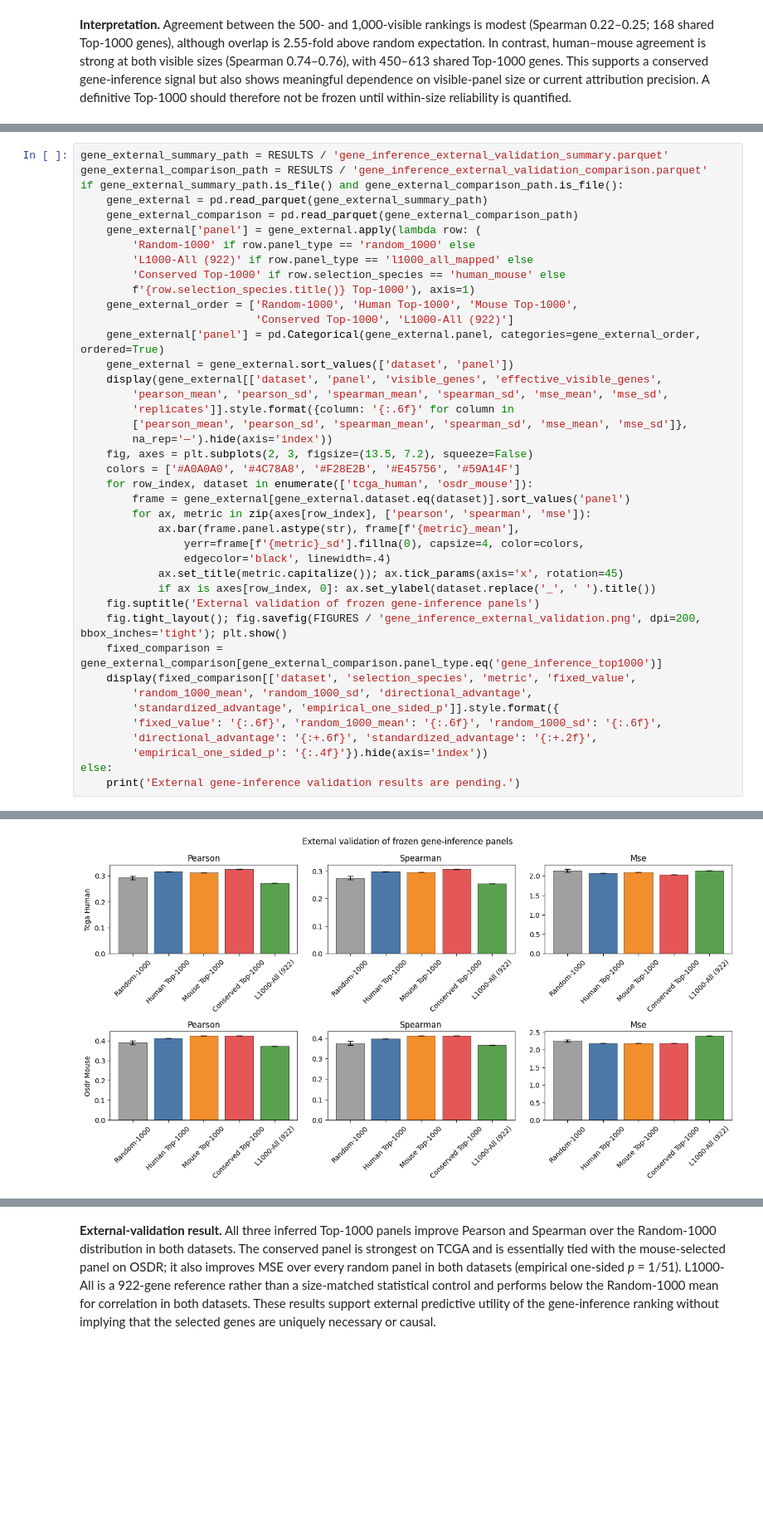
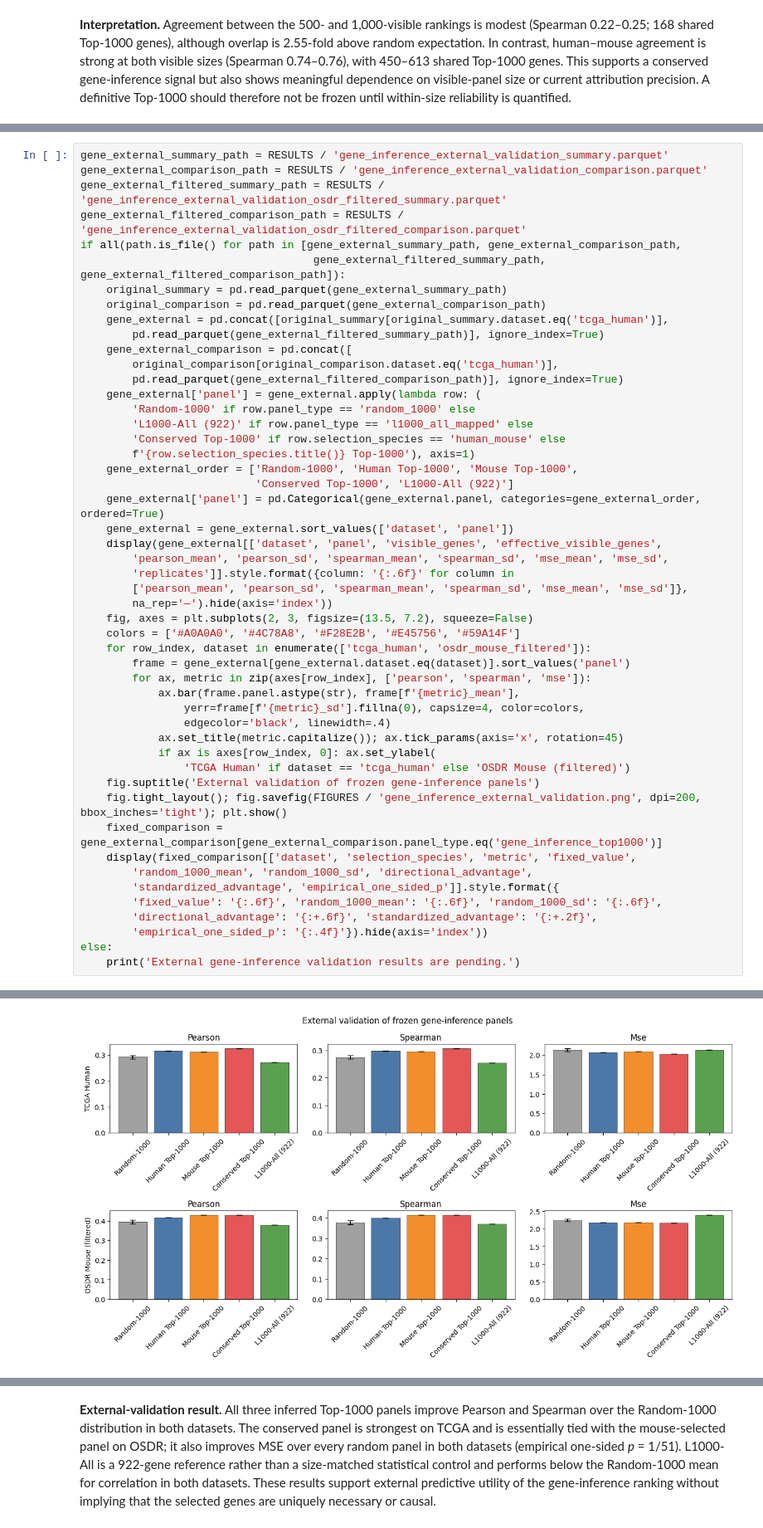
Before and after one commit to alwalt/bridge-rna, a Jupyter notebook: benchmarks/landmark_gene_sufficiency/landmark_gene_sufficiency_benchmark.ipynb, the cells around one changed output, grey strips where cells are left out. Shown at 83% size. Cells and saved outputs as stored; diff of their text form; blank space fills up the shorter version.

```diff
--- a/benchmarks/landmark_gene_sufficiency/landmark_gene_sufficiency_benchmark.ipynb
+++ b/benchmarks/landmark_gene_sufficiency/landmark_gene_sufficiency_benchmark.ipynb
@@ -533,9 +533,17 @@ The human, mouse, and cross-species consensus Top-1000 panels were frozen before
 # %%
 gene_external_summary_path = RESULTS / 'gene_inference_external_validation_summary.parquet'
 gene_external_comparison_path = RESULTS / 'gene_inference_external_validation_comparison.parquet'
-if gene_external_summary_path.is_file() and gene_external_comparison_path.is_file():
-    gene_external = pd.read_parquet(gene_external_summary_path)
-    gene_external_comparison = pd.read_parquet(gene_external_comparison_path)
+gene_external_filtered_summary_path = RESULTS / 'gene_inference_external_validation_osdr_filtered_summary.parquet'
+gene_external_filtered_comparison_path = RESULTS / 'gene_inference_external_validation_osdr_filtered_comparison.parquet'
+if all(path.is_file() for path in [gene_external_summary_path, gene_external_comparison_path,
+                                    gene_external_filtered_summary_path, gene_external_filtered_comparison_path]):
+    original_summary = pd.read_parquet(gene_external_summary_path)
+    original_comparison = pd.read_parquet(gene_external_comparison_path)
+    gene_external = pd.concat([original_summary[original_summary.dataset.eq('tcga_human')],
+        pd.read_parquet(gene_external_filtered_summary_path)], ignore_index=True)
+    gene_external_comparison = pd.concat([
+        original_comparison[original_comparison.dataset.eq('tcga_human')],
+        pd.read_parquet(gene_external_filtered_comparison_path)], ignore_index=True)
     gene_external['panel'] = gene_external.apply(lambda row: (
         'Random-1000' if row.panel_type == 'random_1000' else
         'L1000-All (922)' if row.panel_type == 'l1000_all_mapped' else
@@ -552,14 +560,15 @@ if gene_external_summary_path.is_file() and gene_external_comparison_path.is_fil
         na_rep='—').hide(axis='index'))
     fig, axes = plt.subplots(2, 3, figsize=(13.5, 7.2), squeeze=False)
     colors = ['#A0A0A0', '#4C78A8', '#F28E2B', '#E45756', '#59A14F']
-    for row_index, dataset in enumerate(['tcga_human', 'osdr_mouse']):
+    for row_index, dataset in enumerate(['tcga_human', 'osdr_mouse_filtered']):
         frame = gene_external[gene_external.dataset.eq(dataset)].sort_values('panel')
         for ax, metric in zip(axes[row_index], ['pearson', 'spearman', 'mse']):
             ax.bar(frame.panel.astype(str), frame[f'{metric}_mean'],
                 yerr=frame[f'{metric}_sd'].fillna(0), capsize=4, color=colors,
                 edgecolor='black', linewidth=.4)
             ax.set_title(metric.capitalize()); ax.tick_params(axis='x', rotation=45)
-            if ax is axes[row_index, 0]: ax.set_ylabel(dataset.replace('_', ' ').title())
+            if ax is axes[row_index, 0]: ax.set_ylabel(
+                'TCGA Human' if dataset == 'tcga_human' else 'OSDR Mouse (filtered)')
     fig.suptitle('External validation of frozen gene-inference panels')
     fig.tight_layout(); fig.savefig(FIGURES / 'gene_inference_external_validation.png', dpi=200, bbox_inches='tight'); plt.show()
     fixed_comparison = gene_external_comparison[gene_external_comparison.panel_type.eq('gene_inference_top1000')]
@@ -581,7 +590,7 @@ else:
 | tcga_human | Random-1000 | 1000 | 999 | 0.292645 | 0.006760 | 0.274783 | 0.006801 | ... |
 | tcga_human | Human Top-1000 | 1000 | 996 | 0.315439 | — | 0.296818 | — | ... |
 | tcga_human | Mouse Top-1000 | 1000 | 997 | 0.312823 | — | 0.295043 | — | ... |
 | tcga_human | Conserved Top-1000 | 1000 | 997 | 0.325808 | — | 0.306730 | — | ... |
 | tcga_human | L1000-All (922) | 922 | 921 | 0.272079 | — | 0.254904 | — | ... |
-[figure, old version]
+[figure, new version]
 | dataset | selection_species | metric | fixed_value | random_1000_mean | random_1000_sd | directional_advantage | ... |
```
Also changed, not shown: parts of 7 cells of this notebook, 25 other files.
